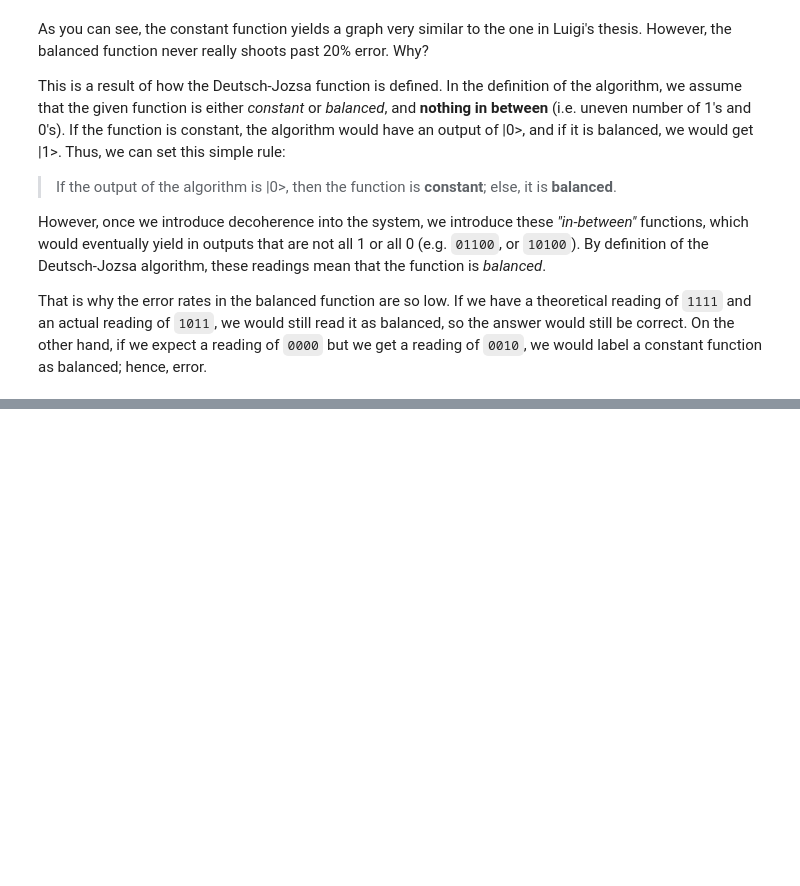
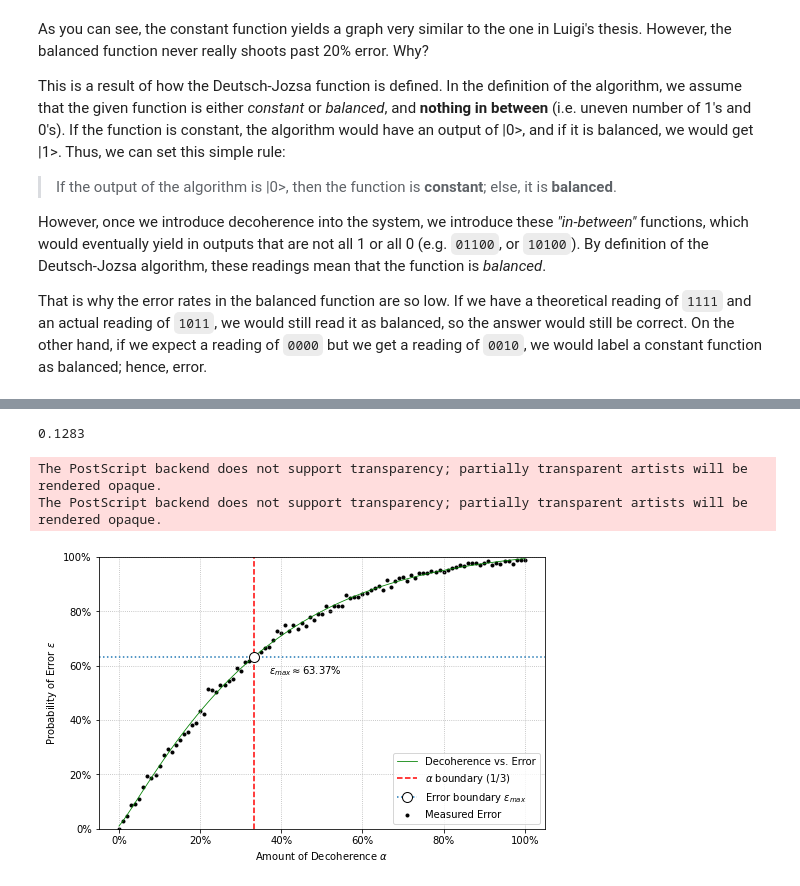
Before and after one commit to thirdfortuno/acl-quantum-decoherence, a Jupyter notebook: dj_decoherence_generalized.ipynb, the cells around one changed output, grey strips where cells are left out. Saved outputs shown, nothing was run; the diff lists cells and outputs as text; code cells hidden in the pictures; blank space fills up the shorter version.

```diff
--- a/dj_decoherence_generalized.ipynb
+++ b/dj_decoherence_generalized.ipynb
@@ -233,0 +226,74 @@ That is why the error rates in the balanced function are so low. If we have a th
+# %%
+alphas = []
+n = 4
+shots=1
+spread = 'balanced' #'balanced' or 'constant'
+p = float(1.0/3.0)
+
+for i in tqdm(range(10000)):
+    ans = run_dj(spread=spread, shots=1, n=n, decoherence_percent=p)
+    err = (shots - ans[spread])/shots
+    alphas.append(err)
+
+np.array(alphas).mean()
+# %% [output]
+0.1283
+# %%
+percentages = np.arange(0,1.001, 0.01)
+alphas = []
+n = 4
+shots=1000
+spread = 'constant' #'balanced' or 'constant'
+
+errors = []
+for p in tqdm(percentages):
+    count = 0
+    tot = 0
+    for s in range(shots):
+        ans = run_dj(spread=spread, shots=1, n=n, decoherence_percent=p)
+        err = (1 - ans[spread])
+        count += 1
+        tot += err
+    errors.append(tot/count)
+
+###
+#    function taken from
+#    https://stats.stackexchange.com/questions/190107/curve-fit-with-logarithmic-regression-in-python
+###
+
+def fivepl(x, a, b, c, d, g):
+    return ( ( (a-d) / ( (1+( (x/c)** b )) **g) ) + d )
+
+pars, cov = curve_fit(f=fivepl, xdata=percentages, ydata=errors)
+
+emax = fivepl(1.0/3.0, *pars)
+
+plt.figure(figsize=(8,5))
+plt.ylim([0,1])
+plt.plot(percentages, fivepl(percentages, *pars), linewidth=0.8, color='green', label="Decoherence vs. Error")
+plt.scatter(percentages, errors, marker='.', color='black', label="Measured Error")
+plt.axvline(x=((1.0/3.0)), color='r', linestyle='--', label=r'$\alpha$ boundary (1/3)')
+plt.axhline(y=emax, linestyle=':')
+plt.plot(
+    (1.0/3.0), emax,
+    marker='o', markerfacecolor='w', markeredgecolor='k', linestyle=':', markersize=10,
+    label=r"Error boundary $\epsilon_{max}$"
+)
+
+plt.annotate(r"$\epsilon_{max} \approx $" + "{0:.2%}".format(emax), (0.37, 0.57))
+
+plt.grid(True, which='both', linestyle=':')
+plt.ylabel(r"Probability of Error $\epsilon$")
+plt.xlabel(r"Amount of Decoherence $\alpha$")
+
+plt.legend(loc=4)
+
+ax = plt.gca()
+ax.yaxis.set_major_formatter(mtick.PercentFormatter(1))
+ax.xaxis.set_major_formatter(mtick.PercentFormatter(1))
+
+plt.savefig(fname="error_plot_constant.eps")
+# %% [output]
+The PostScript backend does not support transparency; partially transparent artists will be rendered opaque.
+The PostScript backend does not support transparency; partially transparent artists will be rendered opaque.
+[figure, added]
```
Also changed, not shown: parts of 12 cells of this notebook, 3 other files.
